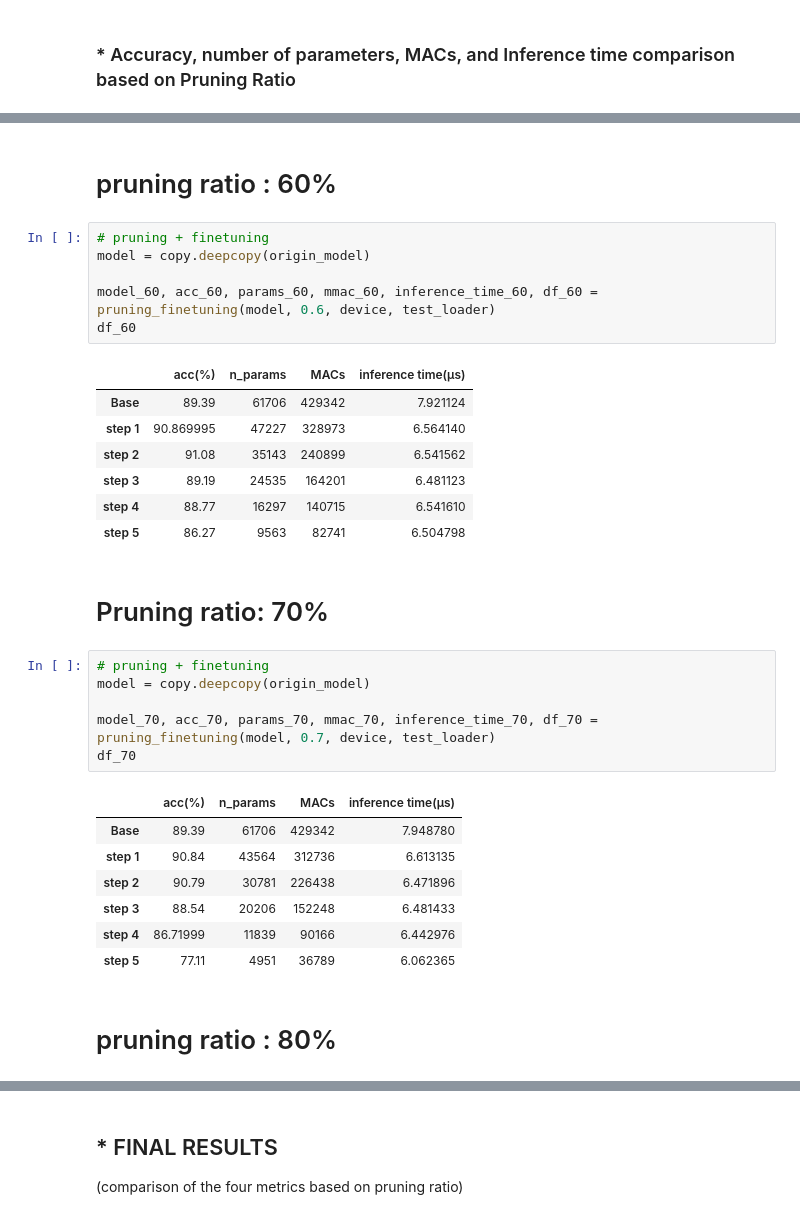
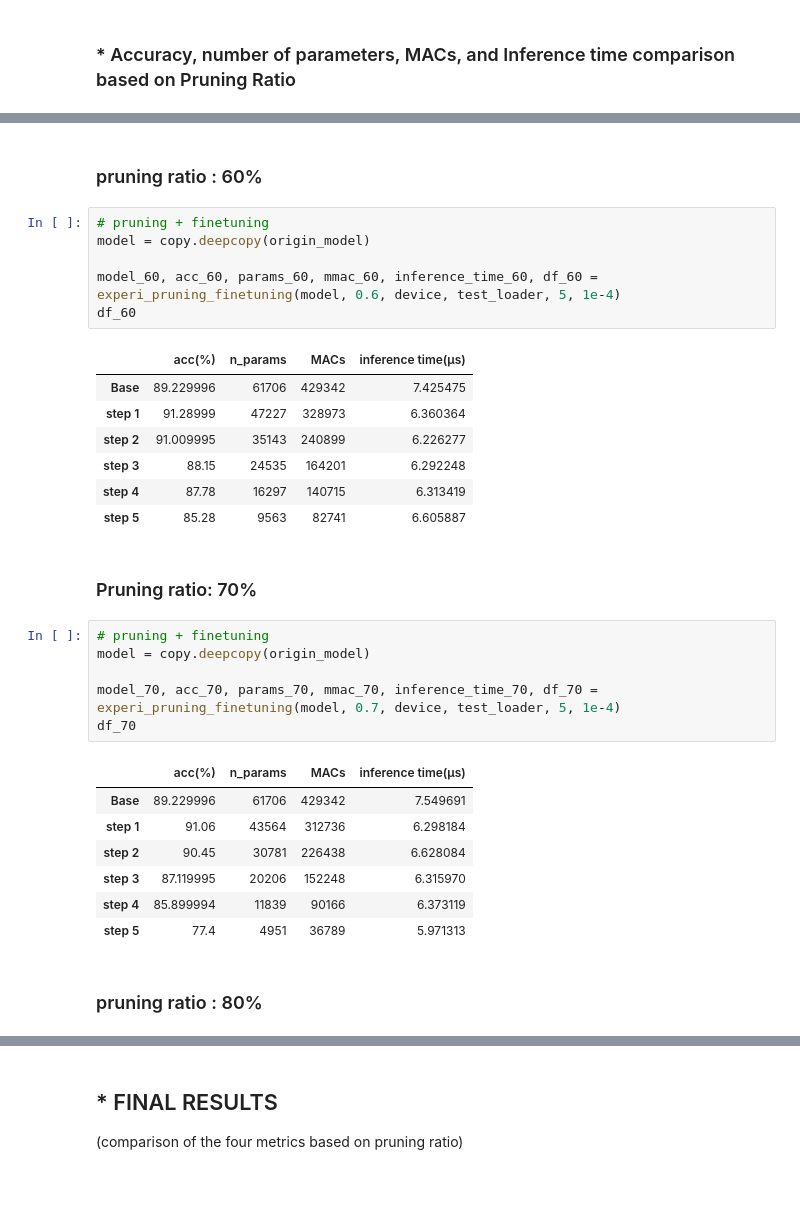
Before and after one commit to yewonkim01/Model-Compression-via-Pruning-Quantization-on-JetsonNano, a Jupyter notebook: experiment.ipynb, the cells around one changed output, grey strips where cells are left out. Drawn from its saved outputs; the diff is of its cells as text; blank space fills up the shorter version.

```diff
--- a/experiment.ipynb
+++ b/experiment.ipynb
@@ -291,37 +407,37 @@ plt.show()
 # %% [markdown]
-# pruning ratio : 60%
+### pruning ratio : 60%
 # %%
 # pruning + finetuning
 model = copy.deepcopy(origin_model)
 
-model_60, acc_60, params_60, mmac_60, inference_time_60, df_60 = pruning_finetuning(model, 0.6, device, test_loader)
+model_60, acc_60, params_60, mmac_60, inference_time_60, df_60 = experi_pruning_finetuning(model, 0.6, device, test_loader, 5, 1e-4)
 df_60
 # %% [output]
 |  | acc(%) | n_params | MACs | inference time(μs) |
-| Base | 89.39 | 61706 | 429342 | 7.921124 |
-| step 1 | 90.869995 | 47227 | 328973 | 6.564140 |
-| step 2 | 91.08 | 35143 | 240899 | 6.541562 |
-| step 3 | 89.19 | 24535 | 164201 | 6.481123 |
-| step 4 | 88.77 | 16297 | 140715 | 6.541610 |
-| step 5 | 86.27 | 9563 | 82741 | 6.504798 |
+| Base | 89.229996 | 61706 | 429342 | 7.425475 |
+| step 1 | 91.28999 | 47227 | 328973 | 6.360364 |
+| step 2 | 91.009995 | 35143 | 240899 | 6.226277 |
+| step 3 | 88.15 | 24535 | 164201 | 6.292248 |
+| step 4 | 87.78 | 16297 | 140715 | 6.313419 |
+| step 5 | 85.28 | 9563 | 82741 | 6.605887 |
 # %% [markdown]
-# Pruning ratio: 70%
+### Pruning ratio: 70%
 # %%
 # pruning + finetuning
 model = copy.deepcopy(origin_model)
 
-model_70, acc_70, params_70, mmac_70, inference_time_70, df_70 = pruning_finetuning(model, 0.7, device, test_loader)
+model_70, acc_70, params_70, mmac_70, inference_time_70, df_70 = experi_pruning_finetuning(model, 0.7, device, test_loader, 5, 1e-4)
 df_70
 # %% [output]
 |  | acc(%) | n_params | MACs | inference time(μs) |
-| Base | 89.39 | 61706 | 429342 | 7.948780 |
-| step 1 | 90.84 | 43564 | 312736 | 6.613135 |
-| step 2 | 90.79 | 30781 | 226438 | 6.471896 |
-| step 3 | 88.54 | 20206 | 152248 | 6.481433 |
-| step 4 | 86.71999 | 11839 | 90166 | 6.442976 |
-| step 5 | 77.11 | 4951 | 36789 | 6.062365 |
+| Base | 89.229996 | 61706 | 429342 | 7.549691 |
+| step 1 | 91.06 | 43564 | 312736 | 6.298184 |
+| step 2 | 90.45 | 30781 | 226438 | 6.628084 |
+| step 3 | 87.119995 | 20206 | 152248 | 6.315970 |
+| step 4 | 85.899994 | 11839 | 90166 | 6.373119 |
+| step 5 | 77.4 | 4951 | 36789 | 5.971313 |
 # %% [markdown]
-# pruning ratio : 80%
+### pruning ratio : 80%
 # %%
 # pruning + finetuning
 model = copy.deepcopy(origin_model)
```
Also changed, not shown: parts of 69 cells of this notebook, 2 other files.
